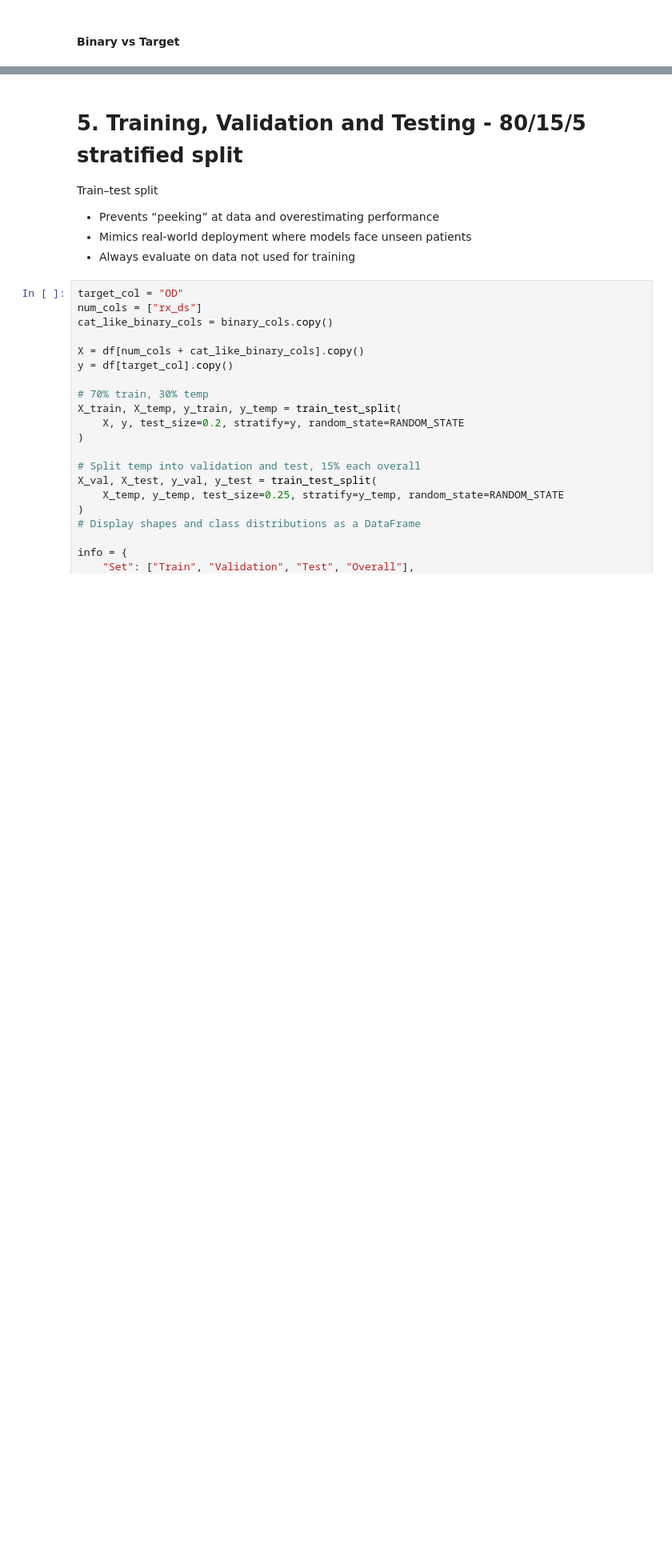
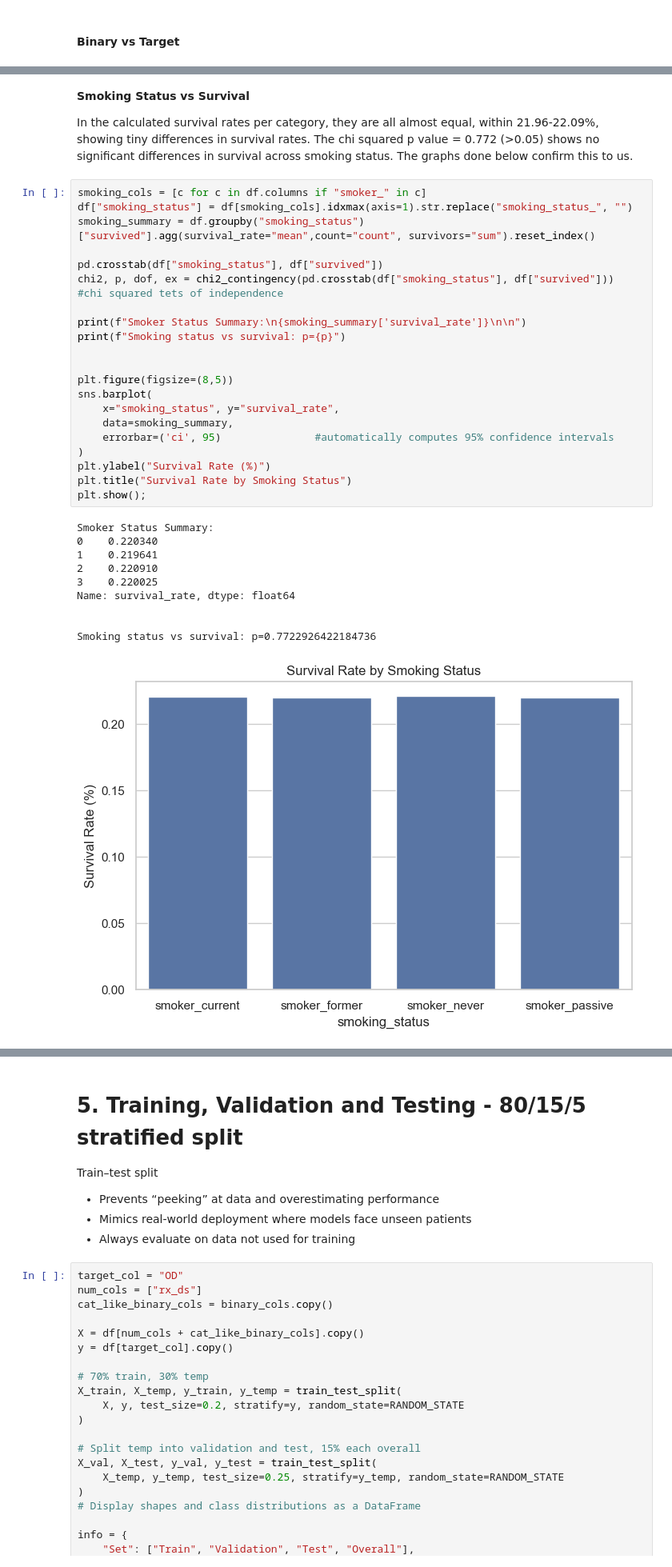
Before and after one commit to apayne185/RAI_opioid_risk_prevention, a Jupyter notebook: ML4HL_OD_RAI_toolbox.ipynb, the cells around one changed output, grey strips where cells are left out. Shown at 80% size. Cells and saved outputs as stored; diff of their text form; blank space fills up the shorter version.

```diff
--- a/ML4HL_OD_RAI_toolbox.ipynb
+++ b/ML4HL_OD_RAI_toolbox.ipynb
@@ -661,0 +821,36 @@ other_cancer: p-value = 0.0635
+# %% [markdown]
+**Smoking Status vs Survival**
+
+In the calculated survival rates per category, they are all almost equal, within 21.96-22.09%, showing tiny differences in survival rates. The chi squared p value = 0.772 (>0.05) shows no significant differences in survival across smoking status. The graphs done below confirm this to us.
+# %%
+smoking_cols = [c for c in df.columns if "smoker_" in c]
+df["smoking_status"] = df[smoking_cols].idxmax(axis=1).str.replace("smoking_status_", "")
+smoking_summary = df.groupby("smoking_status")["survived"].agg(survival_rate="mean",count="count", survivors="sum").reset_index()
+
+pd.crosstab(df["smoking_status"], df["survived"])
+chi2, p, dof, ex = chi2_contingency(pd.crosstab(df["smoking_status"], df["survived"]))    #chi squared tets of independence
+
+print(f"Smoker Status Summary:\n{smoking_summary['survival_rate']}\n\n")
+print(f"Smoking status vs survival: p={p}")
+
+
+plt.figure(figsize=(8,5))
+sns.barplot(
+    x="smoking_status", y="survival_rate",
+    data=smoking_summary,
+    errorbar=('ci', 95)               #automatically computes 95% confidence intervals
+)
+plt.ylabel("Survival Rate (%)")
+plt.title("Survival Rate by Smoking Status")
+plt.show();
+# %% [output]
+Smoker Status Summary:
+0    0.220340
+1    0.219641
+2    0.220910
+3    0.220025
+Name: survival_rate, dtype: float64
+
+
+Smoking status vs survival: p=0.7722926422184736
+[figure, added]
```
Also changed, not shown: parts of 25 cells of this notebook.
